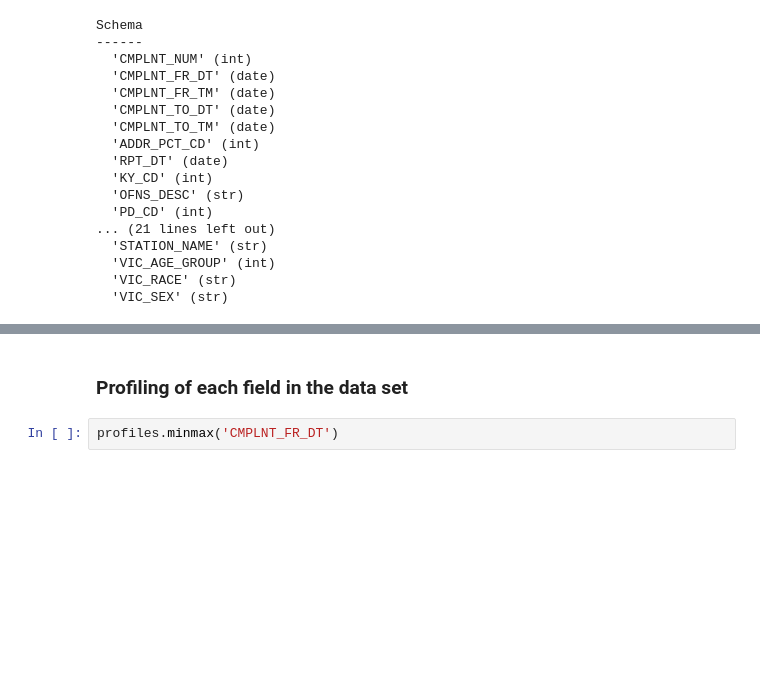
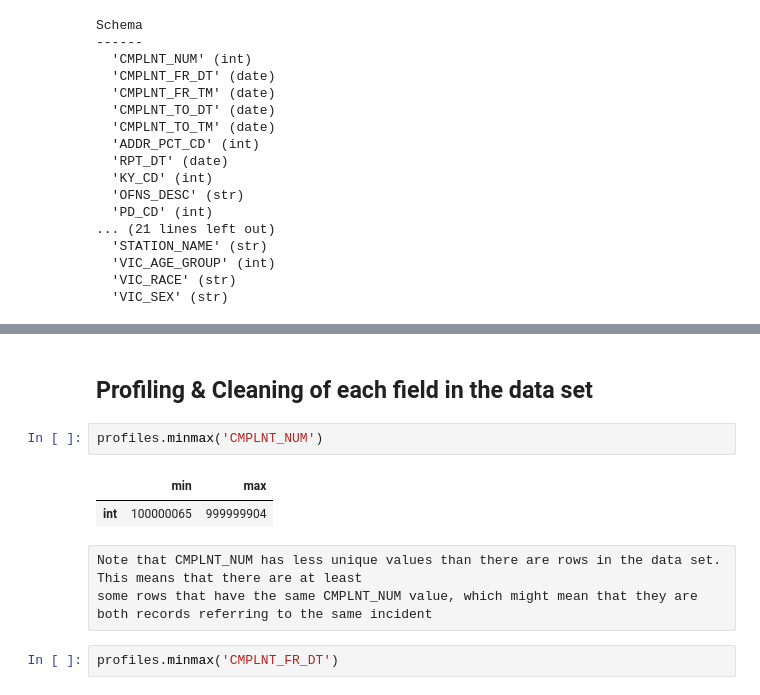
Before and after one commit to sakethreddy997/BigData-Nyu-NYPD-Complaint-Data-HistoricPublic-Safety, a Jupyter notebook: Bigdata_part1.ipynb, the cells around one changed output, grey strips where cells are left out. Cells and saved outputs as stored; diff of their text form; blank space fills up the shorter version.

Commit message:
Data Cleaning

```diff
--- a/Bigdata_part1.ipynb
+++ b/Bigdata_part1.ipynb
@@ -192,5 +192,13 @@ Schema
 # %% [markdown]
-### Profiling of each field in the data set
+## Profiling & Cleaning of each field in the data set
+# %%
+profiles.minmax('CMPLNT_NUM')
+# %% [output]
+|  | min | max |
+| int | 100000065 | 999999904 |
+# %% [raw]
+Note that CMPLNT_NUM has less unique values than there are rows in the data set. This means that there are at least
+some rows that have the same CMPLNT_NUM value, which might mean that they are both records referring to the same incident
 # %%
 profiles.minmax('CMPLNT_FR_DT')
 # %% [output]
```
Also changed, not shown: parts of 51 cells of this notebook.
